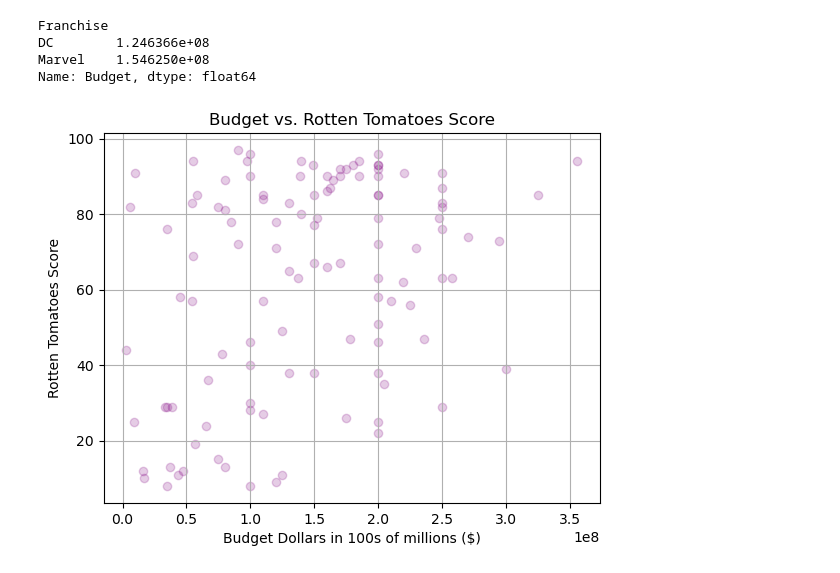
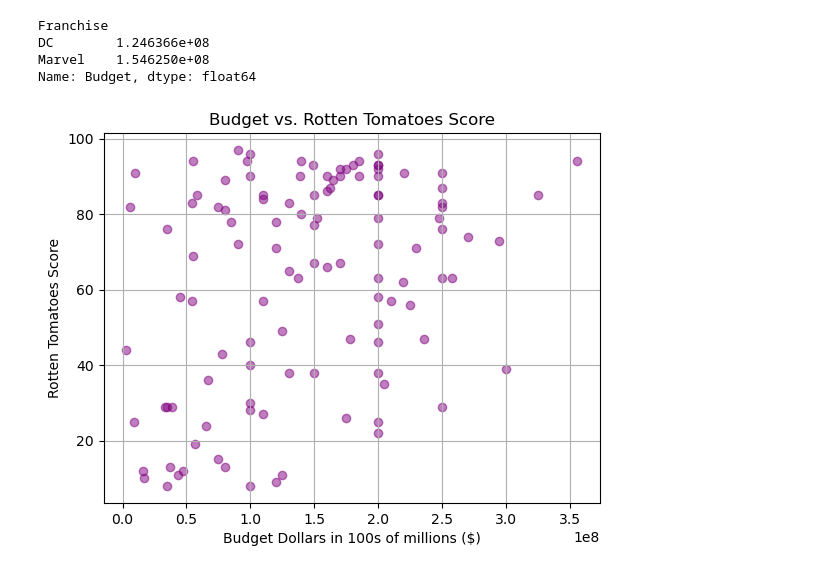
Before and after one commit to Nathan-Savage/project1, a Jupyter notebook: ns_project1.ipynb, the cells around one changed output. Saved outputs shown, nothing was run; the diff lists cells and outputs as text; code cells hidden in the pictures.

```diff
--- a/ns_project1.ipynb
+++ b/ns_project1.ipynb
@@ -147,23 +147,24 @@ Name: Budget, dtype: float64
 # %%
 marvel_dc_movie_df['Budget'] = (
     marvel_dc_movie_df['Budget']
     .replace({'\\$': '', ',': ''}, regex=True)
     .astype(float)
 )
 
 
 #budget_tomatoes_to_plot = marvel_dc_movie_df['Budget'], marvel_dc_movie_df['Rotten Tomatoes Critic Score']
 #plt.figure(figsize=(10, 5))
-plt.scatter(marvel_dc_movie_df['Budget'],marvel_dc_movie_df['Rotten Tomatoes Critic Score'], alpha = 0.2, color = 'purple')
+plt.scatter(marvel_dc_movie_df['Budget'],marvel_dc_movie_df['Rotten Tomatoes Critic Score'], alpha = 0.5, color = 'purple')
 plt.title('Budget vs. Rotten Tomatoes Score')
 plt.xlabel('Budget Dollars in 100s of millions ($)')
 plt.ylabel('Rotten Tomatoes Score')
 #plt.yscale('Rotten Tomatoes Critic Score')
 #plt.ylim('Rotten Tomatoes Critic Score')
 #plt.xlim('Budget')
+#plt.grid(['franchise_ratings'])
 plt.grid(axis='y')
 plt.grid(axis='x')
 plt.tight_layout
 plt.show()
 # %% [output]
-[figure, old version]
+[figure, new version]
```
